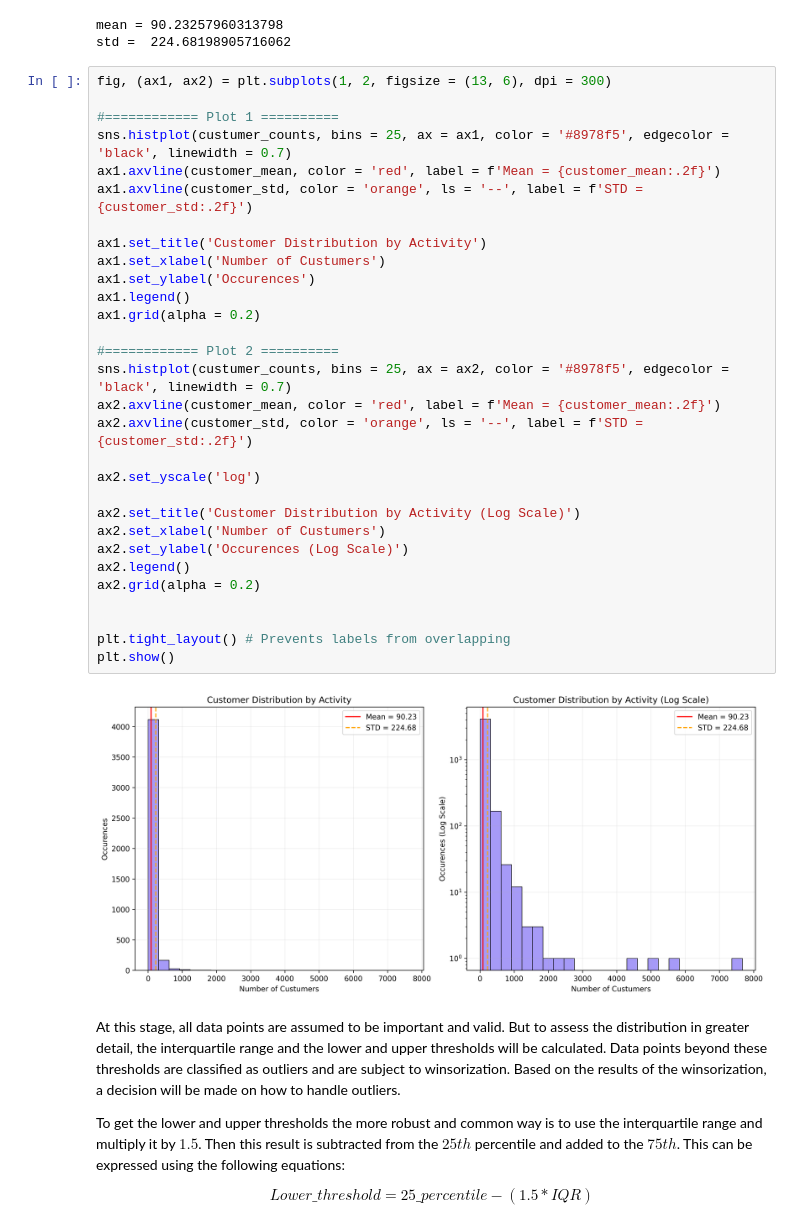
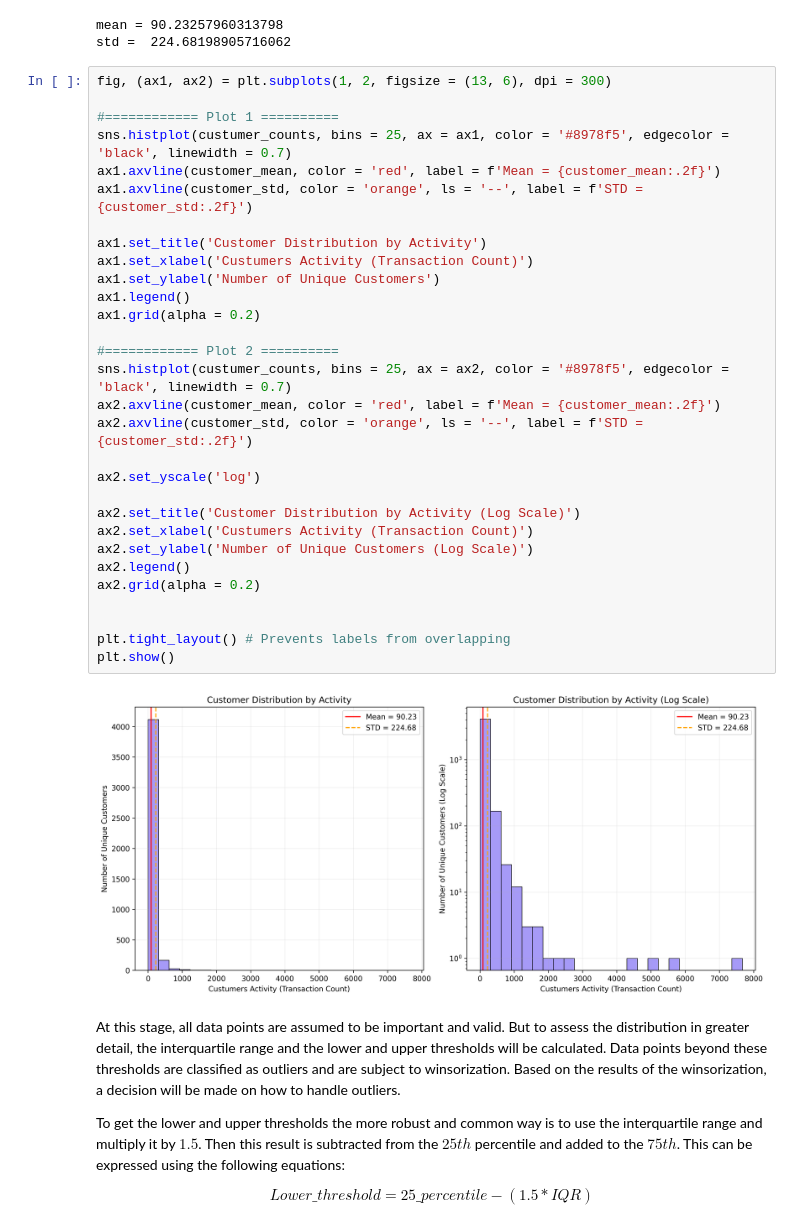
Before and after one commit to RV01011001/project_1-customer-segmentation, a Jupyter notebook: notebooks/03_exploratory_data_analysis.ipynb, the cells around one changed output. Drawn from its saved outputs; the diff is of its cells as text.

```diff
--- a/notebooks/03_exploratory_data_analysis.ipynb
+++ b/notebooks/03_exploratory_data_analysis.ipynb
@@ -130,35 +130,35 @@ std =  224.68198905716062
 # %%
 fig, (ax1, ax2) = plt.subplots(1, 2, figsize = (13, 6), dpi = 300)
 
 #============ Plot 1 ==========
 sns.histplot(custumer_counts, bins = 25, ax = ax1, color = '#8978f5', edgecolor = 'black', linewidth = 0.7)
 ax1.axvline(customer_mean, color = 'red', label = f'Mean = {customer_mean:.2f}')
 ax1.axvline(customer_std, color = 'orange', ls = '--', label = f'STD = {customer_std:.2f}')
 
 ax1.set_title('Customer Distribution by Activity')
-ax1.set_xlabel('Number of Custumers')
-ax1.set_ylabel('Occurences')
+ax1.set_xlabel('Custumers Activity (Transaction Count)')
+ax1.set_ylabel('Number of Unique Customers')
 ax1.legend()
 ax1.grid(alpha = 0.2)
 
 #============ Plot 2 ==========
 sns.histplot(custumer_counts, bins = 25, ax = ax2, color = '#8978f5', edgecolor = 'black', linewidth = 0.7)
 ax2.axvline(customer_mean, color = 'red', label = f'Mean = {customer_mean:.2f}')
 ax2.axvline(customer_std, color = 'orange', ls = '--', label = f'STD = {customer_std:.2f}')
 
 ax2.set_yscale('log')
 
 ax2.set_title('Customer Distribution by Activity (Log Scale)')
-ax2.set_xlabel('Number of Custumers')
-ax2.set_ylabel('Occurences (Log Scale)')
+ax2.set_xlabel('Custumers Activity (Transaction Count)')
+ax2.set_ylabel('Number of Unique Customers (Log Scale)')
 ax2.legend()
 ax2.grid(alpha = 0.2)
 
 
 plt.tight_layout() # Prevents labels from overlapping
 plt.show()
 # %% [output]
-[figure, old version]
+[figure, new version]
 # %% [markdown]
 At this stage, all data points are assumed to be important and valid. But to assess the distribution in greater detail, the interquartile range and the lower and upper thresholds will be calculated. Data points beyond these thresholds are classified as outliers and are subject to winsorization. Based on the results of the winsorization, a decision will be made on how to handle outliers.
 
```
Also changed, not shown: parts of 19 cells of this notebook, 2 other files.
